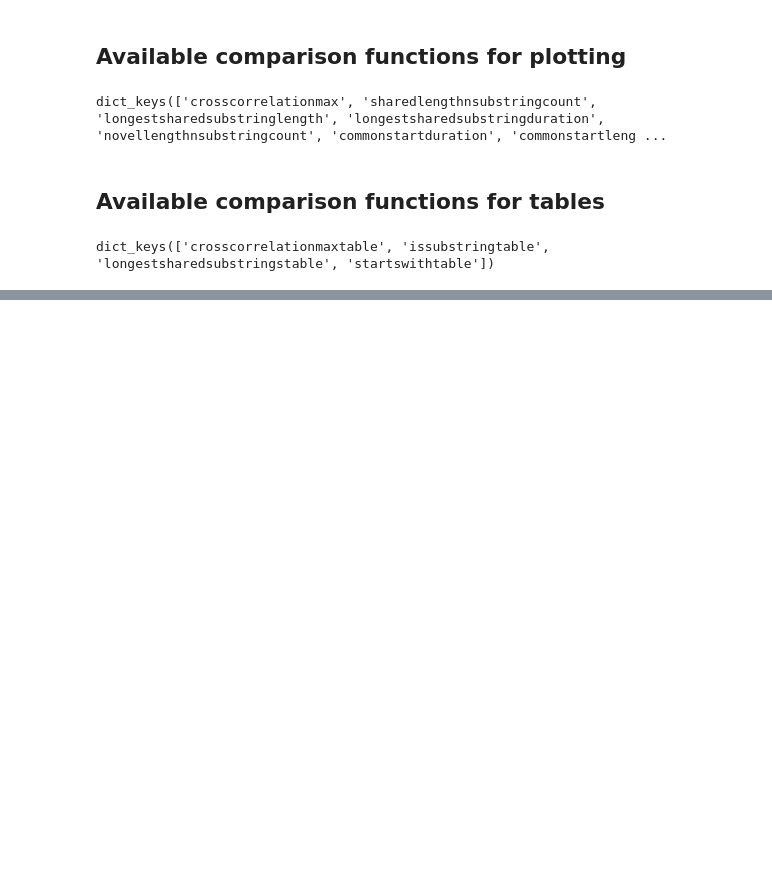
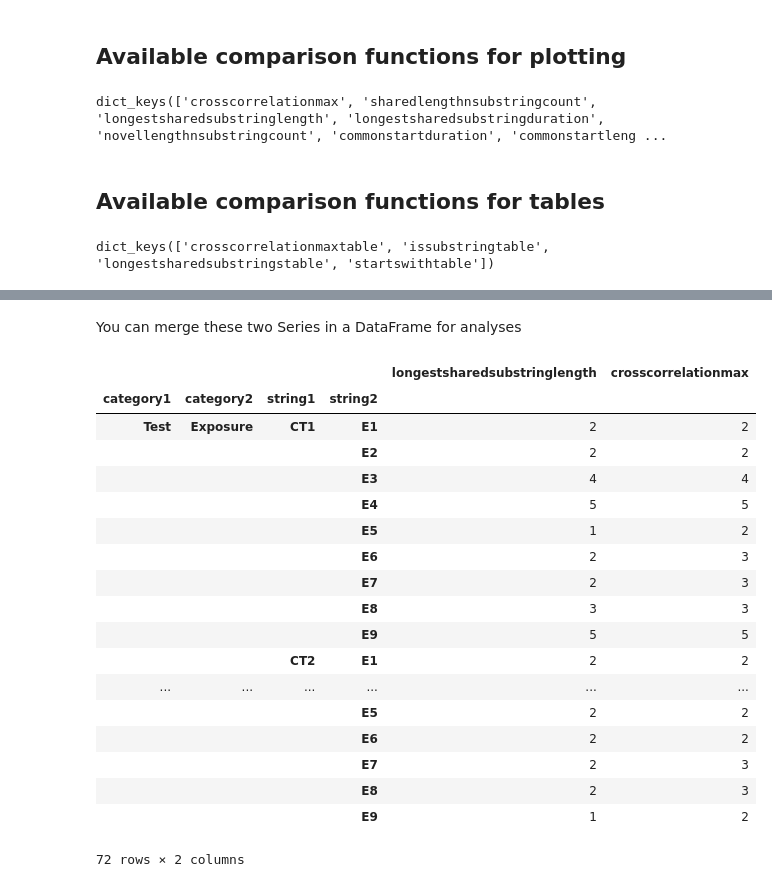
Before and after one commit to gjlbeckers-uu/aglcheck, a Jupyter notebook: tutorials/basic_use.ipynb, the cells around one changed output, grey strips where cells are left out. Cells and saved outputs as stored; diff of their text form; code cells hidden in the pictures; blank space fills up the shorter version.

Commit message:
Updated tutorial / pandas example

```diff
--- a/tutorials/basic_use.ipynb
+++ b/tutorials/basic_use.ipynb
@@ -194,0 +202,4 @@ dict_keys(['crosscorrelationmaxtable', 'issubstringtable', 'longestsharedsubstri
+# %%
+cm = stringsetcomparison.longestsharedsubstringlength(sd, comparison=('Test', 'Exposure'))
+lss = cm.get_pandaseries()
+lss
@@ -194,0 +224,4 @@ dict_keys(['crosscorrelationmaxtable', 'issubstringtable', 'longestsharedsubstri
+# %%
+cm = stringsetcomparison.crosscorrelationmax(sd, comparison=('Test', 'Exposure'))
+crcm = cm.get_pandaseries()
+crcm
@@ -194,0 +246,25 @@ dict_keys(['crosscorrelationmaxtable', 'issubstringtable', 'longestsharedsubstri
+# %% [markdown]
+You can merge these two Series in a DataFrame for analyses
+# %%
+df = pd.concat([lss,crcm], axis=1)
+df
+# %% [output]
+|  |  |  |  | longestsharedsubstringlength | crosscorrelationmax |
+| category1 | category2 | string1 | string2 |  |  |
+| Test | Exposure | CT1 | E1 | 2 | 2 |
+|  |  |  | E2 | 2 | 2 |
+|  |  |  | E3 | 4 | 4 |
+|  |  |  | E4 | 5 | 5 |
+|  |  |  | E5 | 1 | 2 |
+|  |  |  | E6 | 2 | 3 |
+|  |  |  | E7 | 2 | 3 |
+|  |  |  | E8 | 3 | 3 |
+|  |  |  | E9 | 5 | 5 |
+|  |  | CT2 | E1 | 2 | 2 |
+| ... | ... | ... | ... | ... | ... |
+|  |  |  | E5 | 2 | 2 |
+|  |  |  | E6 | 2 | 2 |
+|  |  |  | E7 | 2 | 3 |
+|  |  |  | E8 | 2 | 3 |
+|  |  |  | E9 | 1 | 2 |
+72 rows × 2 columns
```
Also changed, not shown: parts of 5 cells of this notebook, 1 other file.
